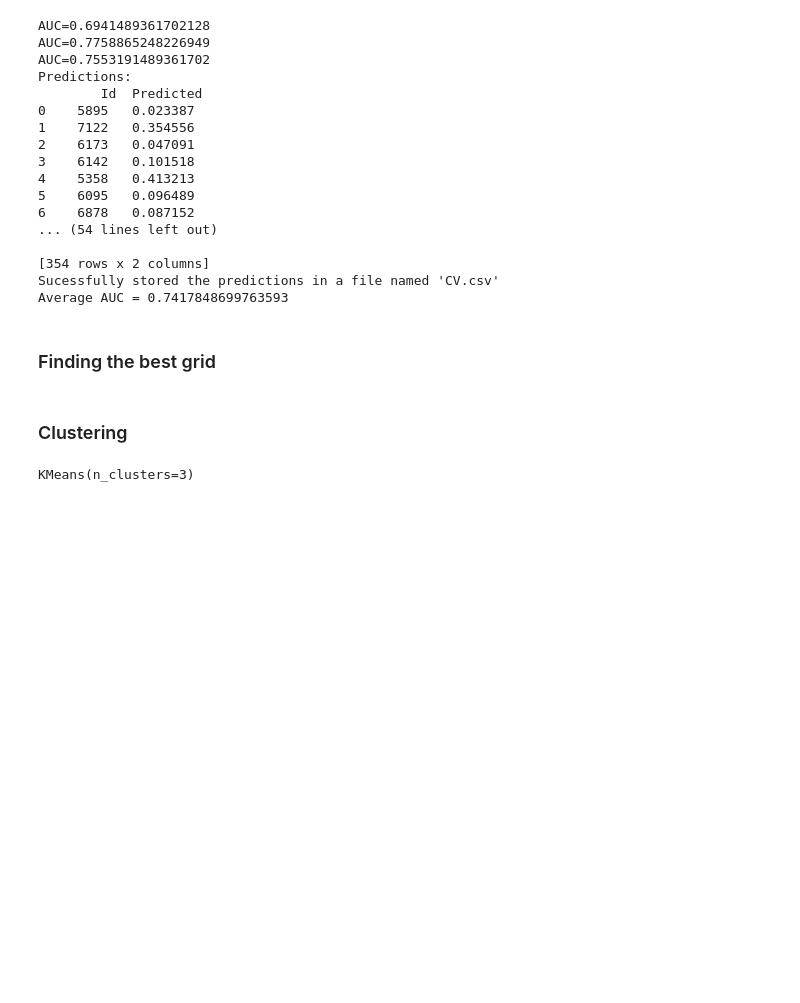
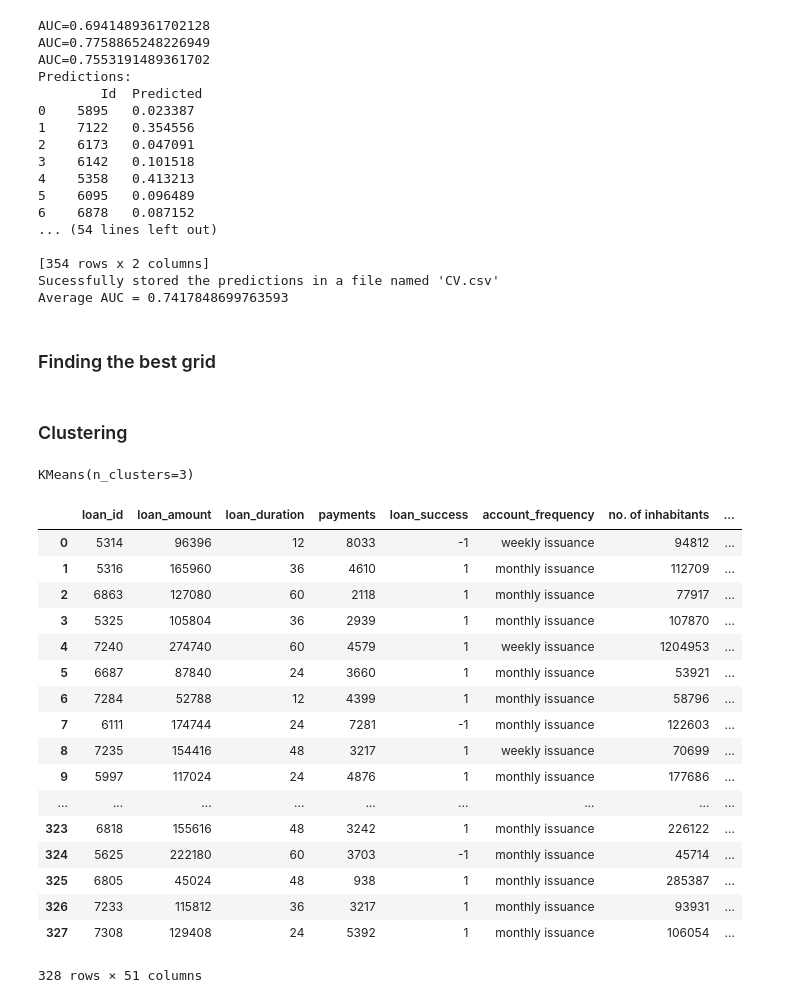
Before and after one commit to biam05/ac-feup, a Jupyter notebook: jupyters/hugo/algorithms.ipynb, the cells around one changed output. Drawn from its saved outputs; the diff is of its cells as text; code cells hidden in the pictures; blank space fills up the shorter version.

Commit message:
replaced dates algorithm

```diff
--- a/jupyters/hugo/algorithms.ipynb
+++ b/jupyters/hugo/algorithms.ipynb
@@ -375,3 +377,49 @@ def df_dummies(test=False):
 
     columns = ["account_frequency","gender","card_type"]
     return add_dummy(df,columns)
+# %%
+### Cconverts dates to numerical values
+def convert_year(df):
+
+    copy = df.copy()
+    columns = ["loan_date","account_creation","birth_number"]
+
+    for column in columns:
+        copy[column] = copy[column].apply(lambda x: datetime.strptime(x, '%d-%m-%Y').strftime('%Y')).astype(int)
+
+    copy["age_on_loan"] = copy["loan_date"] - copy["birth_number"]
+    copy = copy.drop(columns = ["loan_date","account_creation","birth_number"])
+
+    return copy
+
+### Replace the card issed column : 0-> no issue 1 -> issue
+def convert_date_issues(df):
+    copy = df.copy()
+    copy['card_issued'] = pd.to_numeric(copy["card_issued"].astype(str), errors='coerce').fillna(1).astype(int)
+
+    return copy
+# %%
+train = pd.read_csv('../../csvs/loan_united_train.csv', sep=',')
+
+train2 = convert_year(train)
+
+convert_date_issues(train2)
+# %% [output]
+|  | loan_id | loan_amount | loan_duration | payments | loan_success | account_frequency | no. of inhabitants | ... |
+| 0 | 5314 | 96396 | 12 | 8033 | -1 | weekly issuance | 94812 | ... |
+| 1 | 5316 | 165960 | 36 | 4610 | 1 | monthly issuance | 112709 | ... |
+| 2 | 6863 | 127080 | 60 | 2118 | 1 | monthly issuance | 77917 | ... |
+| 3 | 5325 | 105804 | 36 | 2939 | 1 | monthly issuance | 107870 | ... |
+| 4 | 7240 | 274740 | 60 | 4579 | 1 | weekly issuance | 1204953 | ... |
+| 5 | 6687 | 87840 | 24 | 3660 | 1 | monthly issuance | 53921 | ... |
+| 6 | 7284 | 52788 | 12 | 4399 | 1 | monthly issuance | 58796 | ... |
+| 7 | 6111 | 174744 | 24 | 7281 | -1 | monthly issuance | 122603 | ... |
+| 8 | 7235 | 154416 | 48 | 3217 | 1 | weekly issuance | 70699 | ... |
+| 9 | 5997 | 117024 | 24 | 4876 | 1 | monthly issuance | 177686 | ... |
+| ... | ... | ... | ... | ... | ... | ... | ... | ... |
+| 323 | 6818 | 155616 | 48 | 3242 | 1 | monthly issuance | 226122 | ... |
+| 324 | 5625 | 222180 | 60 | 3703 | -1 | monthly issuance | 45714 | ... |
+| 325 | 6805 | 45024 | 48 | 938 | 1 | monthly issuance | 285387 | ... |
+| 326 | 7233 | 115812 | 36 | 3217 | 1 | monthly issuance | 93931 | ... |
+| 327 | 7308 | 129408 | 24 | 5392 | 1 | monthly issuance | 106054 | ... |
+328 rows × 51 columns
```
Also changed, not shown: parts of 1 cell of this notebook.
